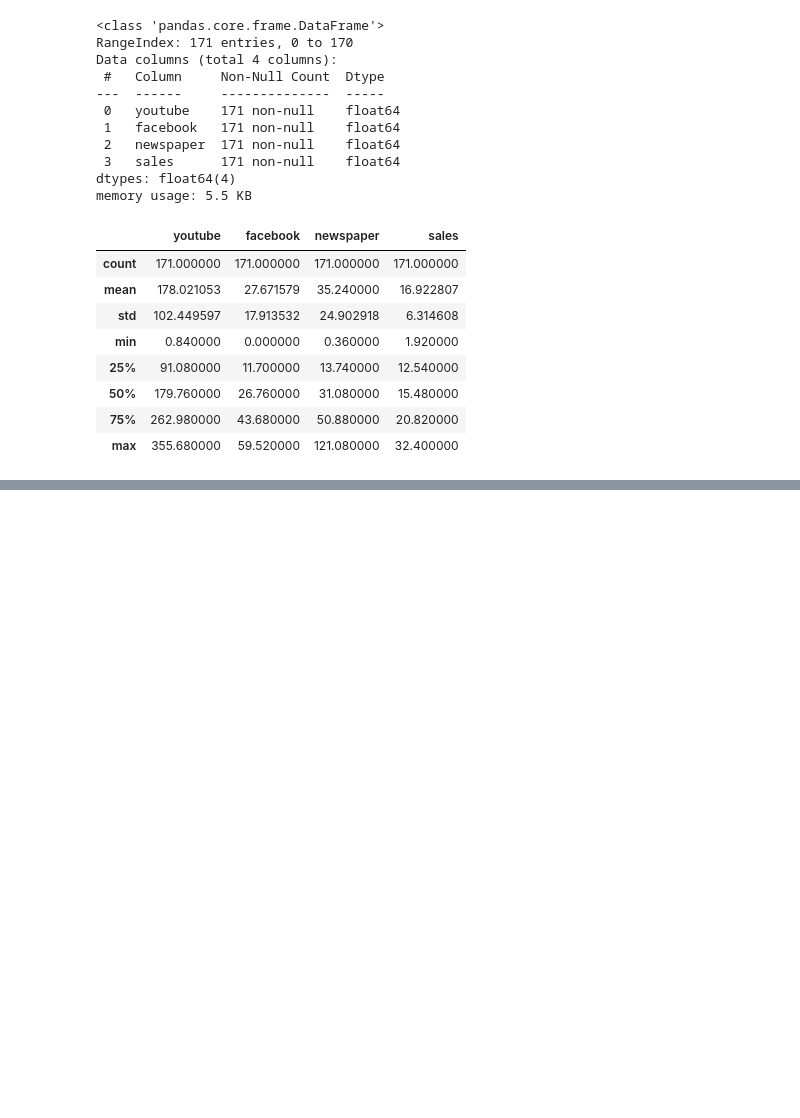
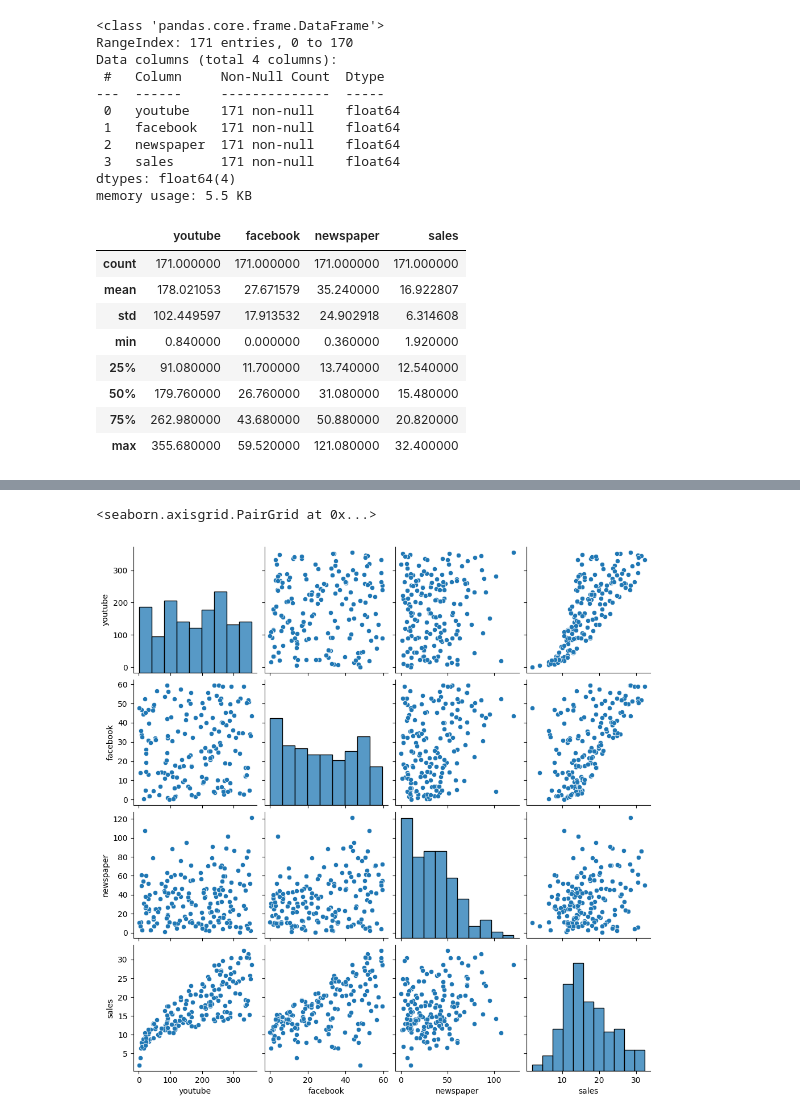
Before and after one commit to DataEtnos/estudos_python, a Jupyter notebook: PROJETO_PRATICO_DNC_4.ipynb, the cells around one changed output, grey strips where cells are left out. Cells and saved outputs as stored; diff of their text form; code cells hidden in the pictures; blank space fills up the shorter version.

```diff
--- a/PROJETO_PRATICO_DNC_4.ipynb
+++ b/PROJETO_PRATICO_DNC_4.ipynb
@@ -44,0 +51,5 @@ base.describe()
+# %%
+sns.pairplot(base)
+# %% [output]
+<seaborn.axisgrid.PairGrid at 0x...>
+[figure, added]
```
Also changed, not shown: parts of 4 cells of this notebook.
